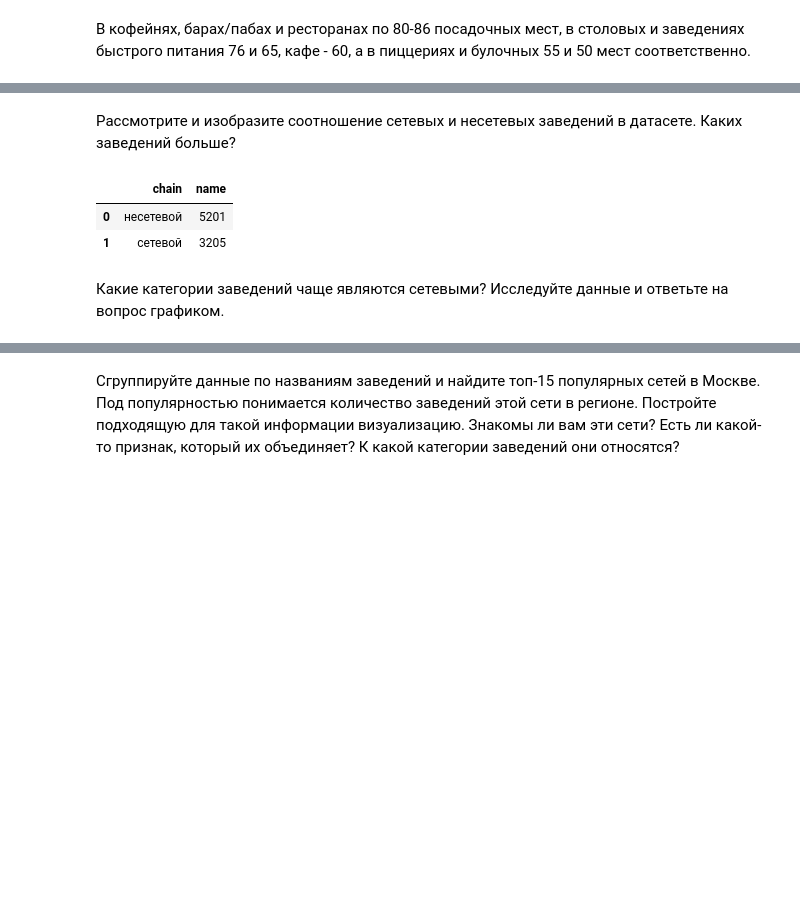
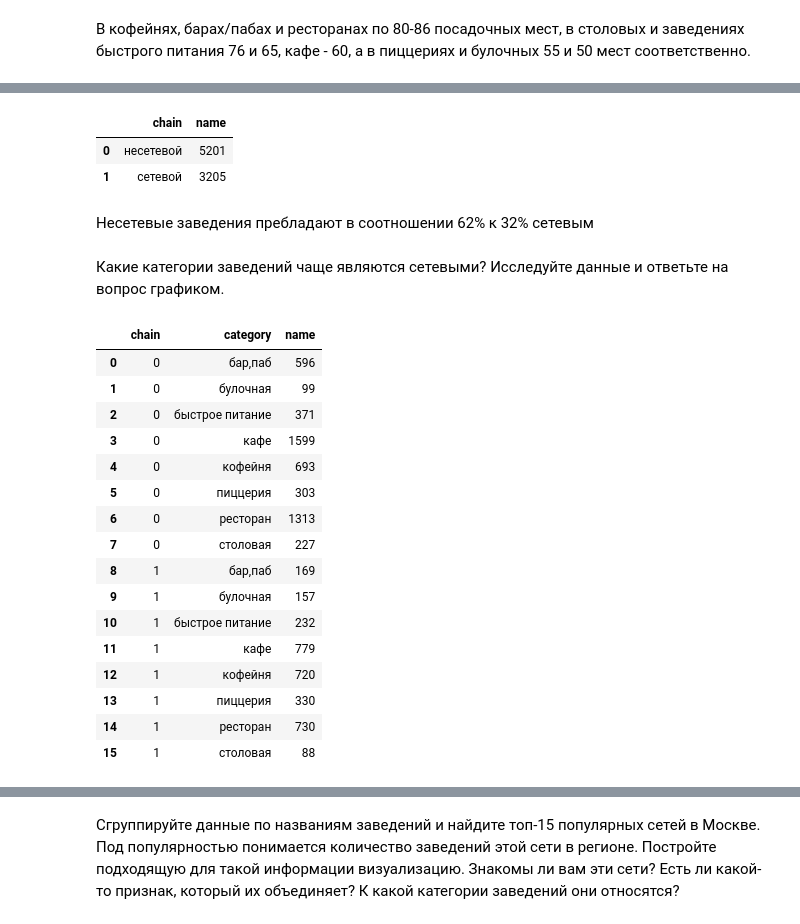
Before and after one commit to akirionenko/research-of-the-public-catering-market-in-Moscow-, a Jupyter notebook: проект_11.ipynb, the cells around one changed output, grey strips where cells are left out. Saved outputs shown, nothing was run; the diff lists cells and outputs as text; code cells hidden in the pictures; blank space fills up the shorter version.

```diff
--- a/проект_11.ipynb
+++ b/проект_11.ipynb
@@ -171,5 +165,3 @@ data.head(2)
-# %% [markdown]
-Рассмотрите и изобразите соотношение сетевых и несетевых заведений в датасете. Каких заведений больше?
 # %%
 data_chain = data.groupby('chain').agg({'name': 'count'}).sort_values(by='name', ascending=False).reset_index()
 data_chain['chain'] = data_chain['chain'].replace(0, 'несетевой')
@@ -194,5 +186,27 @@ fig.update_layout(title='Соотношение сетевых и несетев
                                    showarrow=False)])
 
 fig.show()
+# %% [markdown]
+Несетевые заведения пребладают в соотношении 62% к 32% сетевым
 # %% [markdown]
 Какие категории заведений чаще являются сетевыми? Исследуйте данные и ответьте на вопрос графиком.
+# %%
+data.groupby(['chain', 'category'], as_index = False)[['name']].count()
+# %% [output]
+|  | chain | category | name |
+| 0 | 0 | бар,паб | 596 |
+| 1 | 0 | булочная | 99 |
+| 2 | 0 | быстрое питание | 371 |
+| 3 | 0 | кафе | 1599 |
+| 4 | 0 | кофейня | 693 |
+| 5 | 0 | пиццерия | 303 |
+| 6 | 0 | ресторан | 1313 |
+| 7 | 0 | столовая | 227 |
+| 8 | 1 | бар,паб | 169 |
+| 9 | 1 | булочная | 157 |
+| 10 | 1 | быстрое питание | 232 |
+| 11 | 1 | кафе | 779 |
+| 12 | 1 | кофейня | 720 |
+| 13 | 1 | пиццерия | 330 |
+| 14 | 1 | ресторан | 730 |
+| 15 | 1 | столовая | 88 |
```
Also changed, not shown: parts of 3 cells of this notebook.
